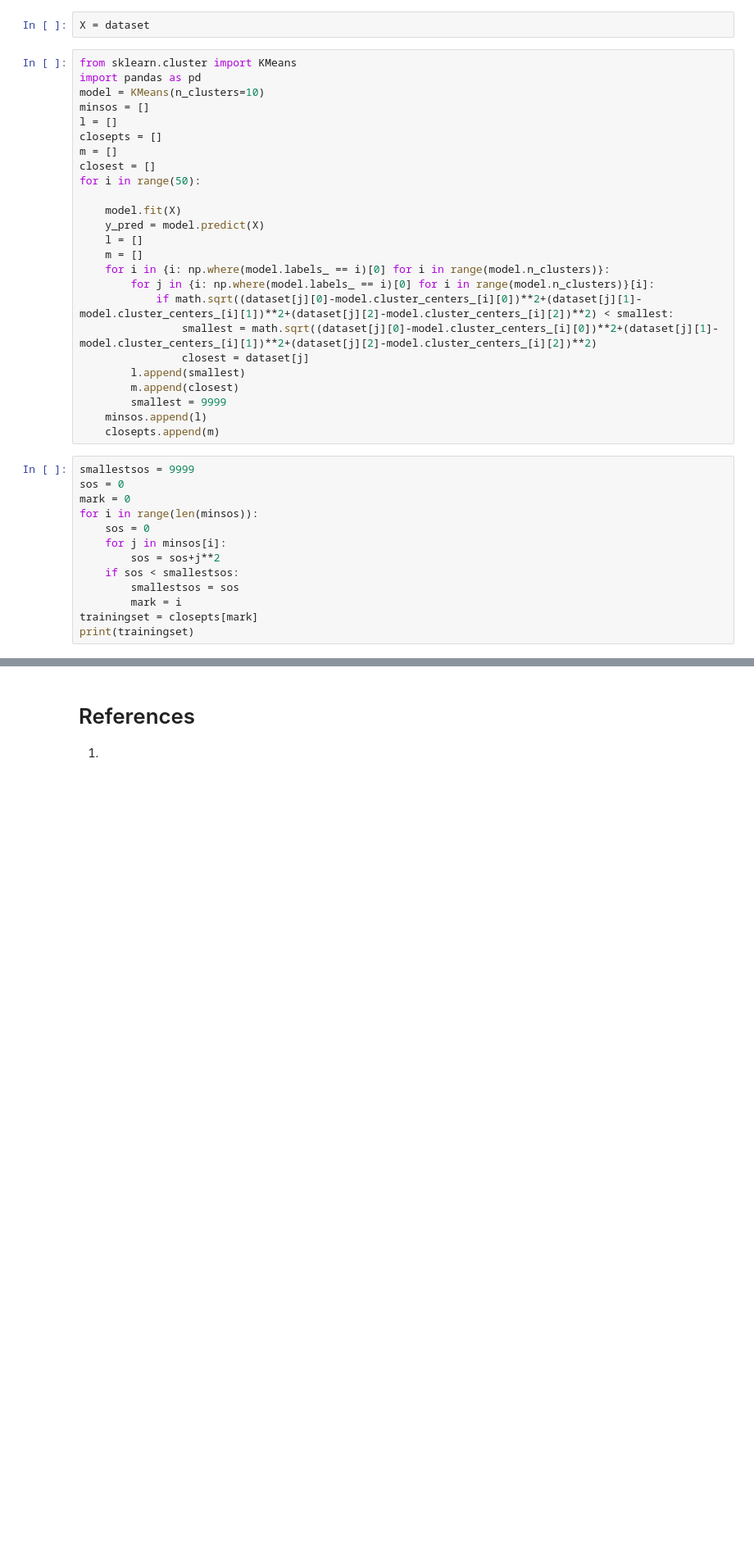
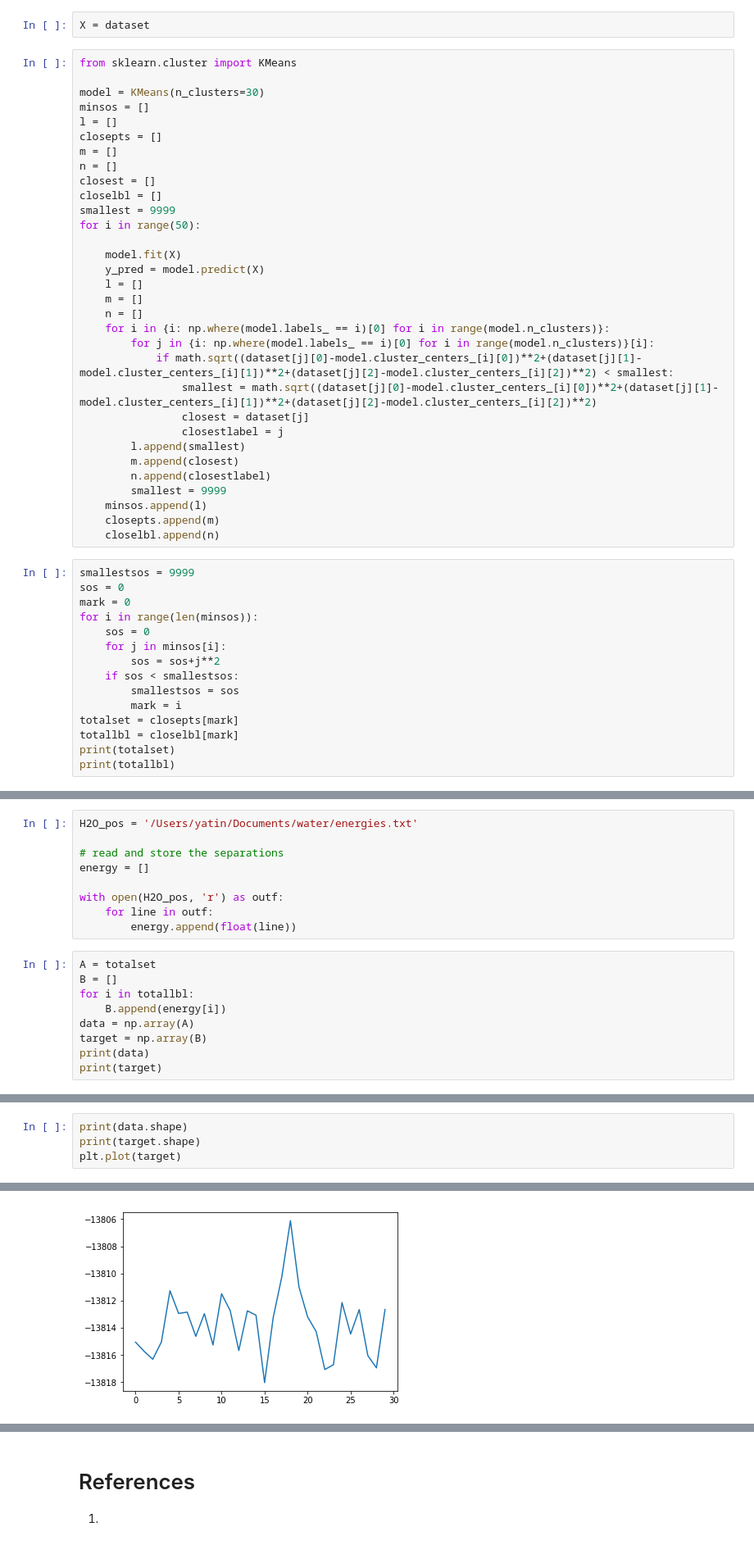
Before and after one commit to simonbatzner/RSI, a Jupyter notebook: RSI 2018-Yatin Chandar.ipynb, the cells around one changed output, grey strips where cells are left out. Shown: that part at 82% size. Drawn from its saved outputs; the diff is of its cells as text; blank space fills up the shorter version.

```diff
--- a/RSI 2018-Yatin Chandar.ipynb
+++ b/RSI 2018-Yatin Chandar.ipynb
@@ -109,29 +109,36 @@ for i in range (0, len(data_oy)):
 X = dataset
 # %%
 from sklearn.cluster import KMeans
-import pandas as pd
-model = KMeans(n_clusters=10)
+
+model = KMeans(n_clusters=30)
 minsos = []
 l = []
 closepts = []
 m = []
+n = []
 closest = []
+closelbl = []
+smallest = 9999
 for i in range(50):
 
     model.fit(X)
     y_pred = model.predict(X)
     l = []
     m = []
+    n = []
     for i in {i: np.where(model.labels_ == i)[0] for i in range(model.n_clusters)}:
         for j in {i: np.where(model.labels_ == i)[0] for i in range(model.n_clusters)}[i]:
             if math.sqrt((dataset[j][0]-model.cluster_centers_[i][0])**2+(dataset[j][1]-model.cluster_centers_[i][1])**2+(dataset[j][2]-model.cluster_centers_[i][2])**2) < smallest:
                 smallest = math.sqrt((dataset[j][0]-model.cluster_centers_[i][0])**2+(dataset[j][1]-model.cluster_centers_[i][1])**2+(dataset[j][2]-model.cluster_centers_[i][2])**2)
                 closest = dataset[j]
+                closestlabel = j
         l.append(smallest)
         m.append(closest)
+        n.append(closestlabel)
         smallest = 9999
     minsos.append(l)
     closepts.append(m)
+    closelbl.append(n)
 # %%
 smallestsos = 9999
 sos = 0
@@ -143,6 +150,8 @@ for i in range(len(minsos)):
     if sos < smallestsos:
         smallestsos = sos
         mark = i
-trainingset = closepts[mark]
-print(trainingset)
+totalset = closepts[mark]
+totallbl = closelbl[mark]
+print(totalset)
+print(totallbl)
 # %% [output]
@@ -149,0 +160,18 @@ print(trainingset)
+# %%
+H2O_pos = '/Users/yatin/Documents/water/energies.txt'
+
+# read and store the separations
+energy = []
+
+with open(H2O_pos, 'r') as outf:
+    for line in outf:
+        energy.append(float(line))
+# %%
+A = totalset
+B = []
+for i in totallbl:
+    B.append(energy[i])
+data = np.array(A)
+target = np.array(B)
+print(data)
+print(target)
@@ -149,0 +196,5 @@ print(trainingset)
+# %%
+print(data.shape)
+print(target.shape)
+plt.plot(target)
+# %% [output]
@@ -149,0 +204 @@ print(trainingset)
+[figure, added]
```
Also changed, not shown: parts of 4 cells of this notebook.
